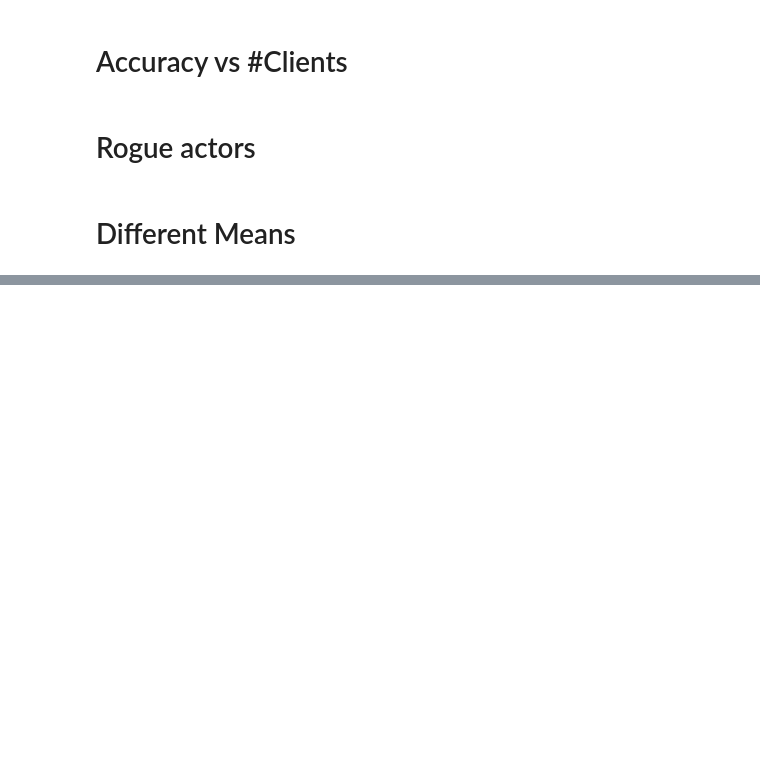
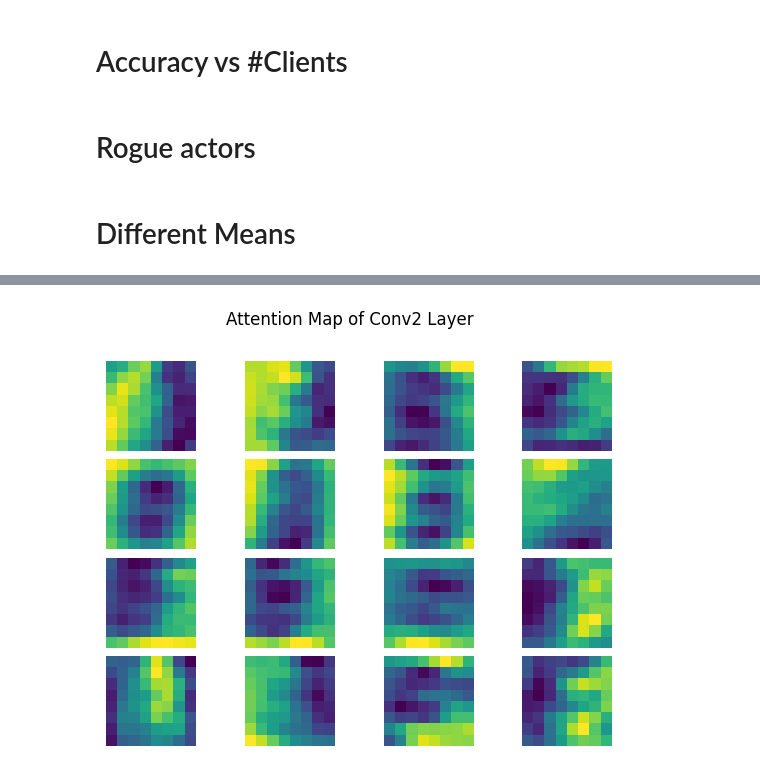
Before and after one commit to Lokeyli/eth-dl-project, a Jupyter notebook: fl_analysis.ipynb, the cells around one changed output, grey strips where cells are left out. Saved outputs shown, nothing was run; the diff lists cells and outputs as text; code cells hidden in the pictures; blank space fills up the shorter version.

Commit message:
Attention

```diff
--- a/fl_analysis.ipynb
+++ b/fl_analysis.ipynb
@@ -781,6 +785,8 @@ max_mean = 12
 numSteps = 12
 maxClients = 5
 repeats = 3
+skip_layer = False
+
 
 for j in range(repeats):
     for i in range(0, numSteps + 1):
@@ -795,20 +801,22 @@ for j in range(repeats):
             model_cls=Net,
             client_loaders=mean_loaders,
             num_clients=maxClients,
-            num_rounds=4,
+            num_rounds=3,
         )
 
         fl_exp.run(True)
         print(f"-----------------({mean_distance} {i}/{numSteps})-----------------")
         accuracy = print_results(fl_exp, mean_loaders)
+        break
         with open("results/random_means.txt", "a") as result_file:
             result_file.write(f"{mean_distance},{accuracy}")
             result_file.write("\n")
+    break
 # %%
 
 os.makedirs(os.path.dirname("results/random_means_local:1.txt"), exist_ok=True)
 
-skip_layer = True
+skip_layer = False
 max_mean = 12
 numSteps = 12
 maxClients = 5
@@ -817,7 +825,7 @@ repeats = 3
 for j in range(repeats):
     for i in range(0, numSteps + 1):
         mean_distance = (max_mean / numSteps) * i
-        mean_distance = 9
+        mean_distance = 0
         mean_loaders = []
 
         for j in range(maxClients):
@@ -825,6 +833,7 @@ for j in range(repeats):
             mean_loaders.append(create_loader(subsets[j] + subsets[j+1], "Random mean shift"))
 
         fl_exp = FLExperiment(
+
             model_cls=Net,
             client_loaders=mean_loaders,
             num_clients=maxClients,
@@ -840,6 +849,8 @@ for j in range(repeats):
 
         break
     break
+
+skip_layer = False
 # %% [output]
 INFO :      Starting Flower ServerApp, config: num_rounds=4, no round_timeout
 INFO :
@@ -879 +896,47 @@ INFO :      configure_fit: strategy sampled 5 clients (out of 5)
 ... (24 outputs left out)
+# %%
+import torch
+import torch.nn as nn
+import matplotlib.pyplot as plt
+
+round_num = 4
+cid = 2
+aggregate = True
+
+clients = fl_exp.get_clients(round_num=round_num)
+model = Net().to(DEVICE)
+model.load_state_dict(clients[cid])
+
+# Hook to capture the feature maps
+activations = []
+
+def hook_fn(module, input, output):
+    activations.append(output)
+
+# Register hooks to the convolutional layers
+model.conv2.register_forward_hook(hook_fn)
+# model.conv2.register_forward_hook(hook_fn)
+_, _, test_loader_1 = fl_exp.client_loaders[cid]
+
+loss, accuracy = test(model, test_loader_1, "cuda")
+
+if(aggregate):
+    activation_single = activations[0].mean(dim=0)
+else:
+    activation = activations[0].squeeze(0)  # Remove batch dimension
+    activation_single = activation[0]  # Shape: [num_channels, height, width]
+
+# Number of filters (channels) in the layer
+num_filters = activation_single.shape[0]
+
+# Plot the activation maps
+fig, axs = plt.subplots(4, 4, figsize=(7, 5))
+fig.suptitle("Attention Map of Conv2 Layer")
+for i in range(num_filters):
+    axs[i//4, i%4].imshow(activation_single[i].detach().cpu().numpy(), cmap='viridis')
+    axs[i//4, i%4].axis('off')
+plt.subplots_adjust(wspace=0.1, hspace=0.1)
+plt.savefig('plots/attention_c2.pdf')
+plt.show()
+# %% [output]
+[figure, added]
```
Also changed, not shown: parts of 4 cells of this notebook, 23 other files.
